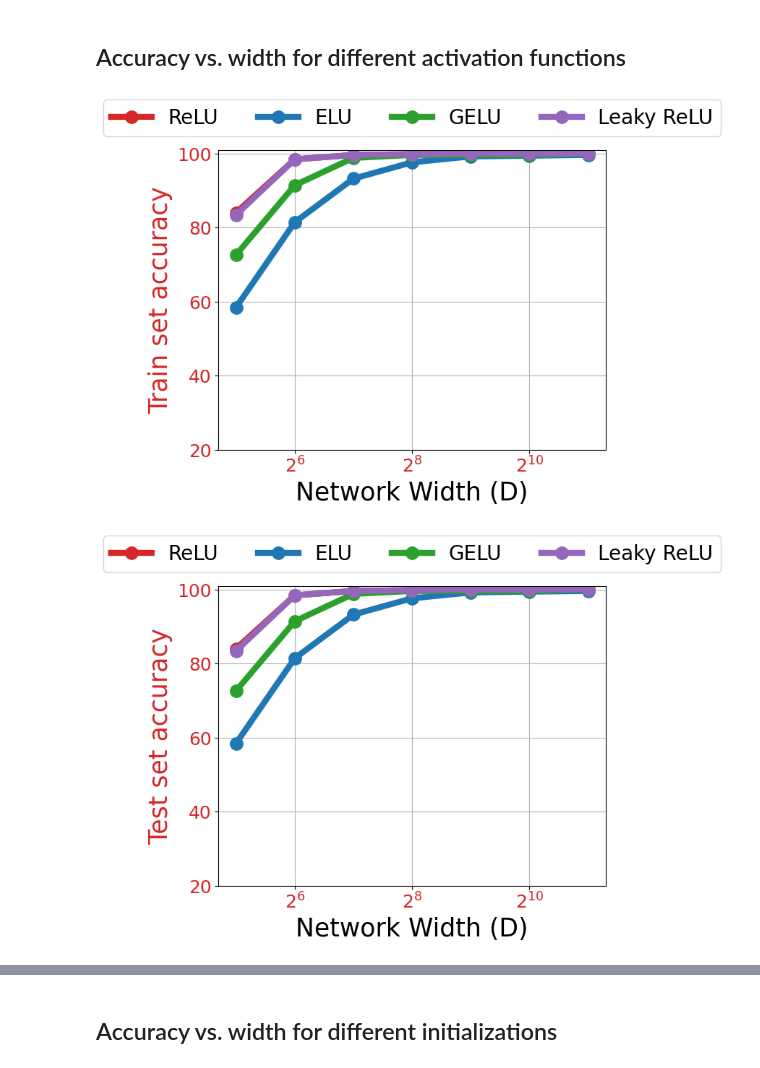
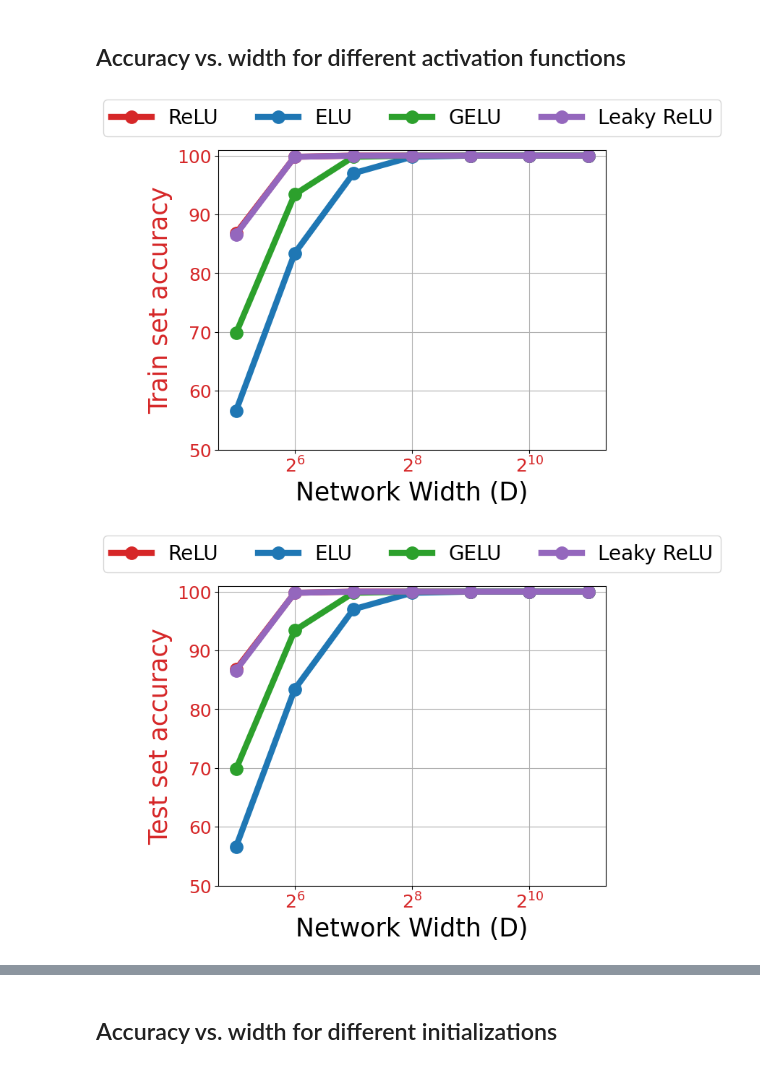
Before and after one commit to alecxu00/uos-linear-separability, a Jupyter notebook: plot_results.ipynb, the cells around one changed output, grey strips where cells are left out. Cells and saved outputs as stored; diff of their text form; code cells hidden in the pictures.

```diff
--- a/plot_results.ipynb
+++ b/plot_results.ipynb
@@ -37,7 +38,7 @@ test_accs_act = np.zeros((len(widths), len(activations)))
 
 for (i, width) in enumerate(widths):
     for (j, activation) in enumerate(activations):
-        results_dir = "save/hybrid/activations/width_" + str(width) + "_depth_2_nonlinear_depth_1_gaussian_init_uos_data_" + activation + "_activation_seed_0"
+        results_dir = "save/hybrid/activations/width_" + str(width) + "_depth_2_nonlinear_depth_1_gaussian_init_uos_data_5_classes_rank_4_angle_0_" + activation + "_activation_seed_0"
         train_best_result = torch.load(os.path.join(results_dir, "best.pth"), map_location=torch.device('cpu'))
         test_result = torch.load(os.path.join(results_dir, "test.pth"), map_location=torch.device('cpu'))
 
@@ -48,33 +49,33 @@ for (i, width) in enumerate(widths):
 # %%
 # Plot results
 fig, ax1 = plt.subplots(figsize=(8,6))
 
 start_idx = 1
 lw = 6
 colors = ['tab:red', 'tab:blue', 'tab:green', 'tab:purple']
 ax1.set_xlabel(r'Network Width (D)', fontsize=25)
 ax1.set_ylabel('Train set accuracy', color='tab:red', fontsize=25)
 
 lns = []
 for i in range(len(colors)):
     l_i = ax1.plot(widths, list(train_accs_act[:, i]), color=colors[i], linewidth=lw, marker=".", markersize=25,
                   label=activations_save[activations[i]])
     lns += l_i
 
 ax1.set_xscale('log', base=2)
 ax1.tick_params(axis='y', labelcolor='tab:red', labelsize=18)
 ax1.tick_params(axis='x', labelcolor='tab:red', labelsize=18)
 #lns = l2+l3
 labs = [l.get_label() for l in lns]
 ax1.legend(lns, labs, loc='upper center', bbox_to_anchor=(0.5,1.20),
            ncols=4, fontsize=20)
 plt.grid()
-ax1.set_ylim(20, 101)
+ax1.set_ylim(50, 101)
 
 fig.tight_layout()  # otherwise the right y-label is slightly clipped
 plt.show()
 # %% [output]
-[figure, old version]
+[figure, new version]
 # %%
 # Plot results
 fig, ax1 = plt.subplots(figsize=(8,6))
@@ -99,12 +100,12 @@ labs = [l.get_label() for l in lns]
 ax1.legend(lns, labs, loc='upper center', bbox_to_anchor=(0.5,1.20),
            ncols=4, fontsize=20)
 plt.grid()
-ax1.set_ylim(20, 101)
+ax1.set_ylim(50, 101)
 
 fig.tight_layout()  # otherwise the right y-label is slightly clipped
 plt.show()
 # %% [output]
-[figure, old version]
+[figure, new version]
 # %%
 # Plot results
 fig, ax1 = plt.subplots(figsize=(8,6))
```
Also changed, not shown: parts of 20 cells of this notebook, 15 other files.
